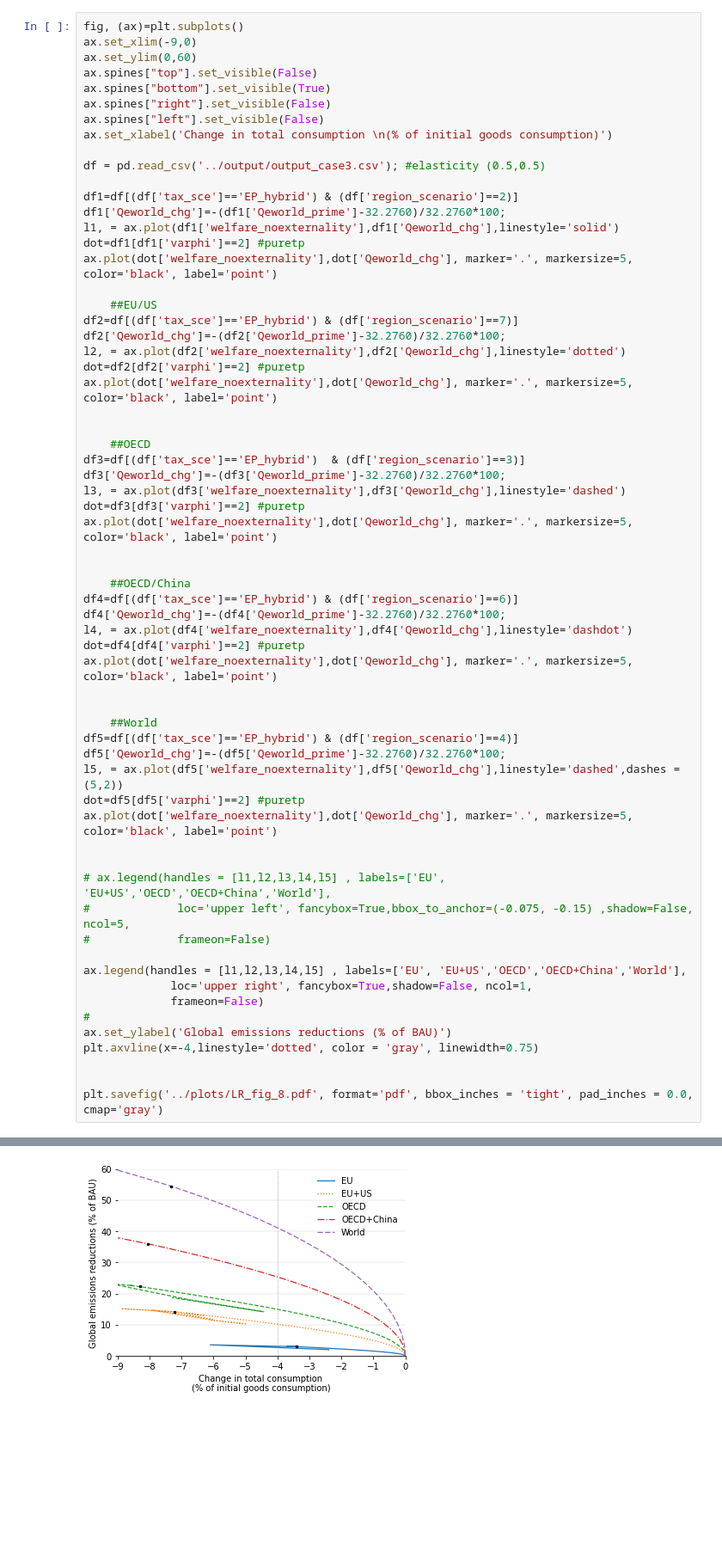
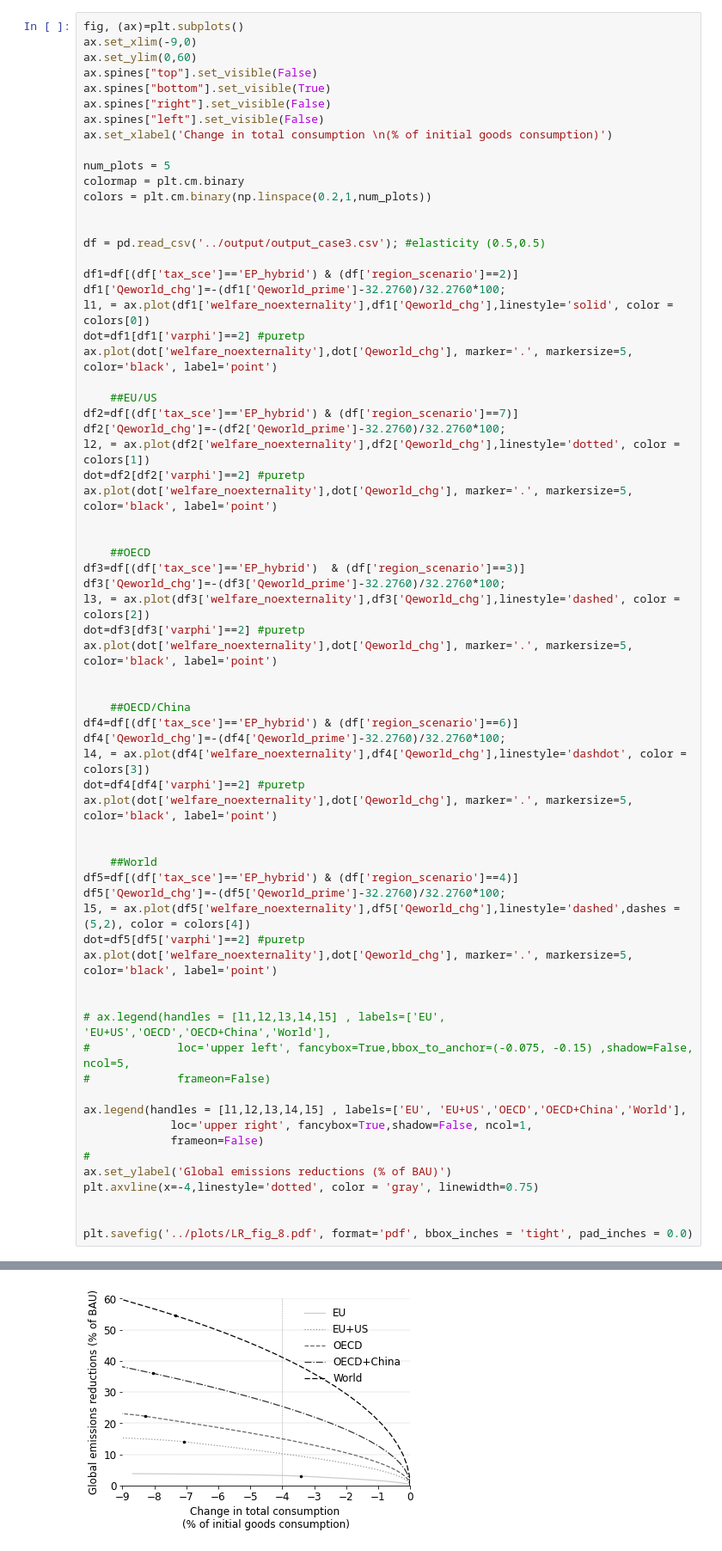
Before and after one commit to VoliCrank/Optimal-Unilateral-Carbon-Policy, a Jupyter notebook: Data/codes/Untitled.ipynb, the cells around one changed output, grey strips where cells are left out. Shown: that part at 86% size. Drawn from its saved outputs; the diff is of its cells as text; blank space fills up the shorter version.

```diff
--- a/Data/codes/Untitled.ipynb
+++ b/Data/codes/Untitled.ipynb
@@ -30,18 +30,23 @@ ax.spines["right"].set_visible(False)
 ax.spines["left"].set_visible(False)
 ax.set_xlabel('Change in total consumption \n(% of initial goods consumption)')
 
+num_plots = 5
+colormap = plt.cm.binary
+colors = plt.cm.binary(np.linspace(0.2,1,num_plots))
+
+
 df = pd.read_csv('../output/output_case3.csv'); #elasticity (0.5,0.5)
 
 df1=df[(df['tax_sce']=='EP_hybrid') & (df['region_scenario']==2)]
 df1['Qeworld_chg']=-(df1['Qeworld_prime']-32.2760)/32.2760*100;
-l1, = ax.plot(df1['welfare_noexternality'],df1['Qeworld_chg'],linestyle='solid')
+l1, = ax.plot(df1['welfare_noexternality'],df1['Qeworld_chg'],linestyle='solid', color = colors[0])
 dot=df1[df1['varphi']==2] #puretp
 ax.plot(dot['welfare_noexternality'],dot['Qeworld_chg'], marker='.', markersize=5, color='black', label='point')
 
     ##EU/US
 df2=df[(df['tax_sce']=='EP_hybrid') & (df['region_scenario']==7)]
 df2['Qeworld_chg']=-(df2['Qeworld_prime']-32.2760)/32.2760*100;
-l2, = ax.plot(df2['welfare_noexternality'],df2['Qeworld_chg'],linestyle='dotted')
+l2, = ax.plot(df2['welfare_noexternality'],df2['Qeworld_chg'],linestyle='dotted', color = colors[1])
 dot=df2[df2['varphi']==2] #puretp
 ax.plot(dot['welfare_noexternality'],dot['Qeworld_chg'], marker='.', markersize=5, color='black', label='point')
 
@@ -49,7 +54,7 @@ ax.plot(dot['welfare_noexternality'],dot['Qeworld_chg'], marker='.', markersize=
     ##OECD
 df3=df[(df['tax_sce']=='EP_hybrid')  & (df['region_scenario']==3)]
 df3['Qeworld_chg']=-(df3['Qeworld_prime']-32.2760)/32.2760*100;
-l3, = ax.plot(df3['welfare_noexternality'],df3['Qeworld_chg'],linestyle='dashed')
+l3, = ax.plot(df3['welfare_noexternality'],df3['Qeworld_chg'],linestyle='dashed', color = colors[2])
 dot=df3[df3['varphi']==2] #puretp
 ax.plot(dot['welfare_noexternality'],dot['Qeworld_chg'], marker='.', markersize=5, color='black', label='point')
 
@@ -57,7 +62,7 @@ ax.plot(dot['welfare_noexternality'],dot['Qeworld_chg'], marker='.', markersize=
     ##OECD/China
 df4=df[(df['tax_sce']=='EP_hybrid') & (df['region_scenario']==6)]
 df4['Qeworld_chg']=-(df4['Qeworld_prime']-32.2760)/32.2760*100;
-l4, = ax.plot(df4['welfare_noexternality'],df4['Qeworld_chg'],linestyle='dashdot')
+l4, = ax.plot(df4['welfare_noexternality'],df4['Qeworld_chg'],linestyle='dashdot', color = colors[3])
 dot=df4[df4['varphi']==2] #puretp
 ax.plot(dot['welfare_noexternality'],dot['Qeworld_chg'], marker='.', markersize=5, color='black', label='point')
 
@@ -65,7 +70,7 @@ ax.plot(dot['welfare_noexternality'],dot['Qeworld_chg'], marker='.', markersize=
     ##World
 df5=df[(df['tax_sce']=='EP_hybrid') & (df['region_scenario']==4)]
 df5['Qeworld_chg']=-(df5['Qeworld_prime']-32.2760)/32.2760*100;
-l5, = ax.plot(df5['welfare_noexternality'],df5['Qeworld_chg'],linestyle='dashed',dashes = (5,2))
+l5, = ax.plot(df5['welfare_noexternality'],df5['Qeworld_chg'],linestyle='dashed',dashes = (5,2), color = colors[4])
 dot=df5[df5['varphi']==2] #puretp
 ax.plot(dot['welfare_noexternality'],dot['Qeworld_chg'], marker='.', markersize=5, color='black', label='point')
 
@@ -82,7 +87,7 @@ ax.set_ylabel('Global emissions reductions (% of BAU)')
 plt.axvline(x=-4,linestyle='dotted', color = 'gray', linewidth=0.75)
 
 
-plt.savefig('../plots/LR_fig_8.pdf', format='pdf', bbox_inches = 'tight', pad_inches = 0.0, cmap='gray')
+plt.savefig('../plots/LR_fig_8.pdf', format='pdf', bbox_inches = 'tight', pad_inches = 0.0)
 # %% [output]
 A value is trying to be set on a copy of a slice from a DataFrame.
 Try using .loc[row_indexer,col_indexer] = value instead
@@ -104 +109 @@ See the caveats in the documentation: https://pandas.pydata.org/pandas-docs/stab
-[figure, old version]
+[figure, new version]
```
Also changed, not shown: parts of 3 cells of this notebook, 16 other files.
